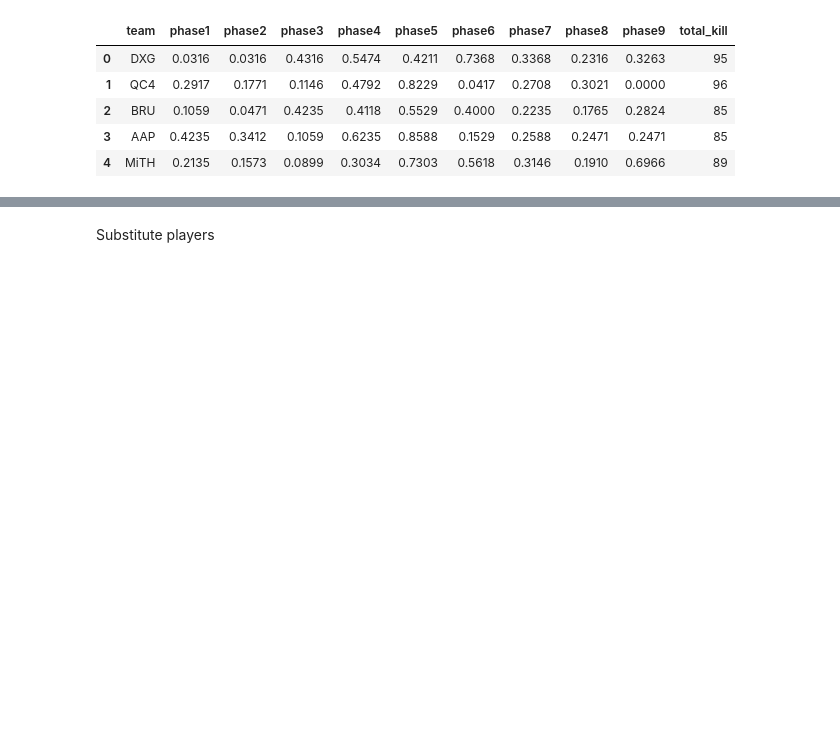
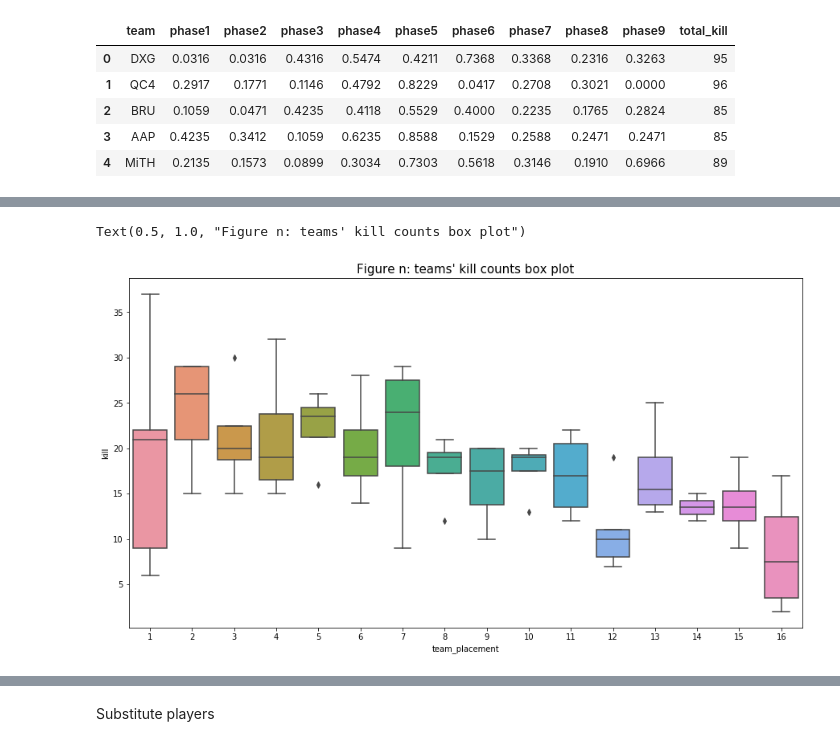
Before and after one commit to chilam27/PUBG_Player_Role_Analysis, a Jupyter notebook: P05_EDA.ipynb, the cells around one changed output, grey strips where cells are left out. Drawn from its saved outputs; the diff is of its cells as text; code cells hidden in the pictures; blank space fills up the shorter version.

```diff
--- a/P05_EDA.ipynb
+++ b/P05_EDA.ipynb
@@ -135,0 +59,8 @@ plt.show()
+# %%
+#Kill vs. team_placement box plot
+plt.figure(figsize=(15, 8))
+sns.boxplot(df_player.team_placement, df_player.kill)
+plt.title("Figure n: teams' kill counts box plot", size = 15)
+# %% [output]
+Text(0.5, 1.0, "Figure n: teams' kill counts box plot")
+[figure, added]
```
Also changed, not shown: parts of 23 cells of this notebook, 1 other file.
